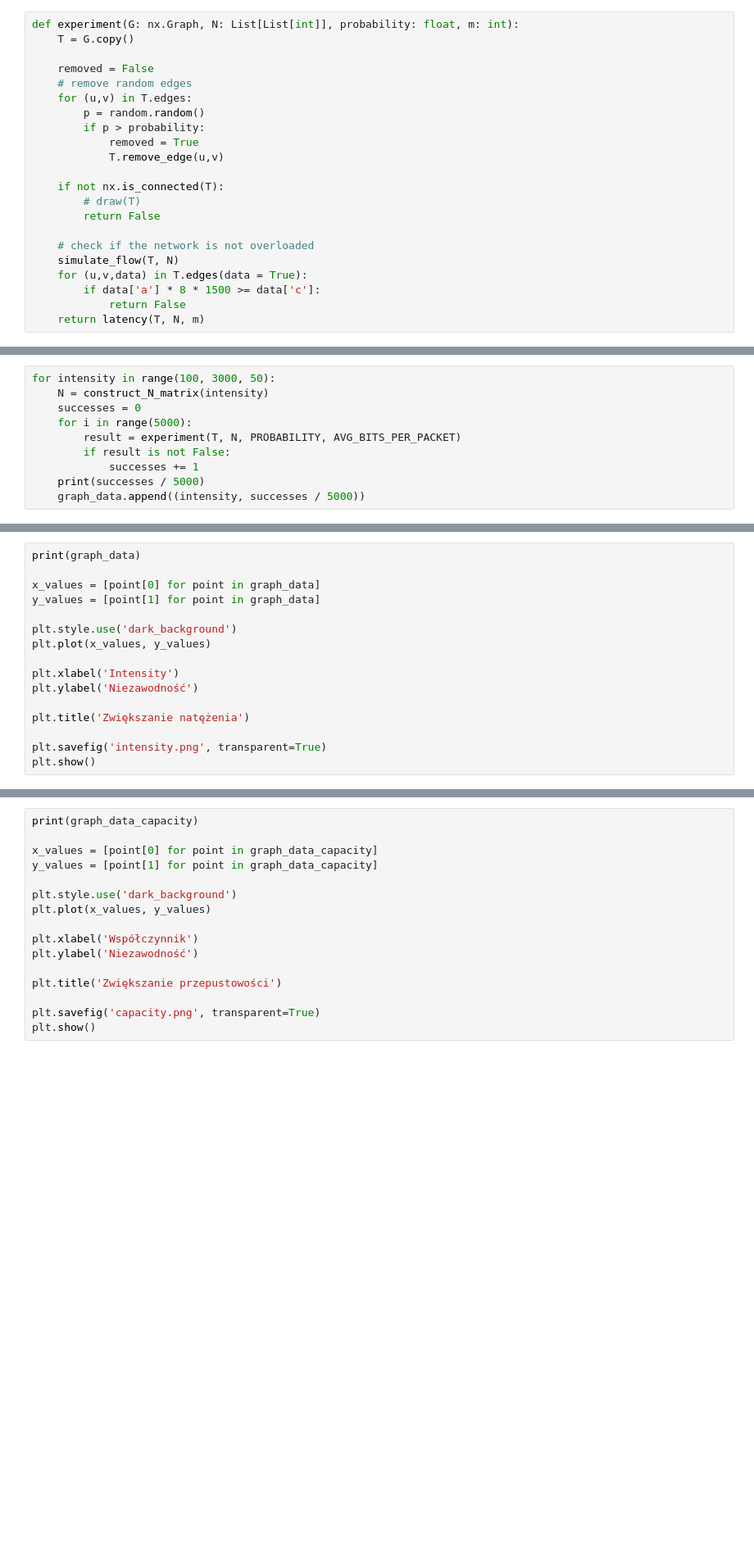
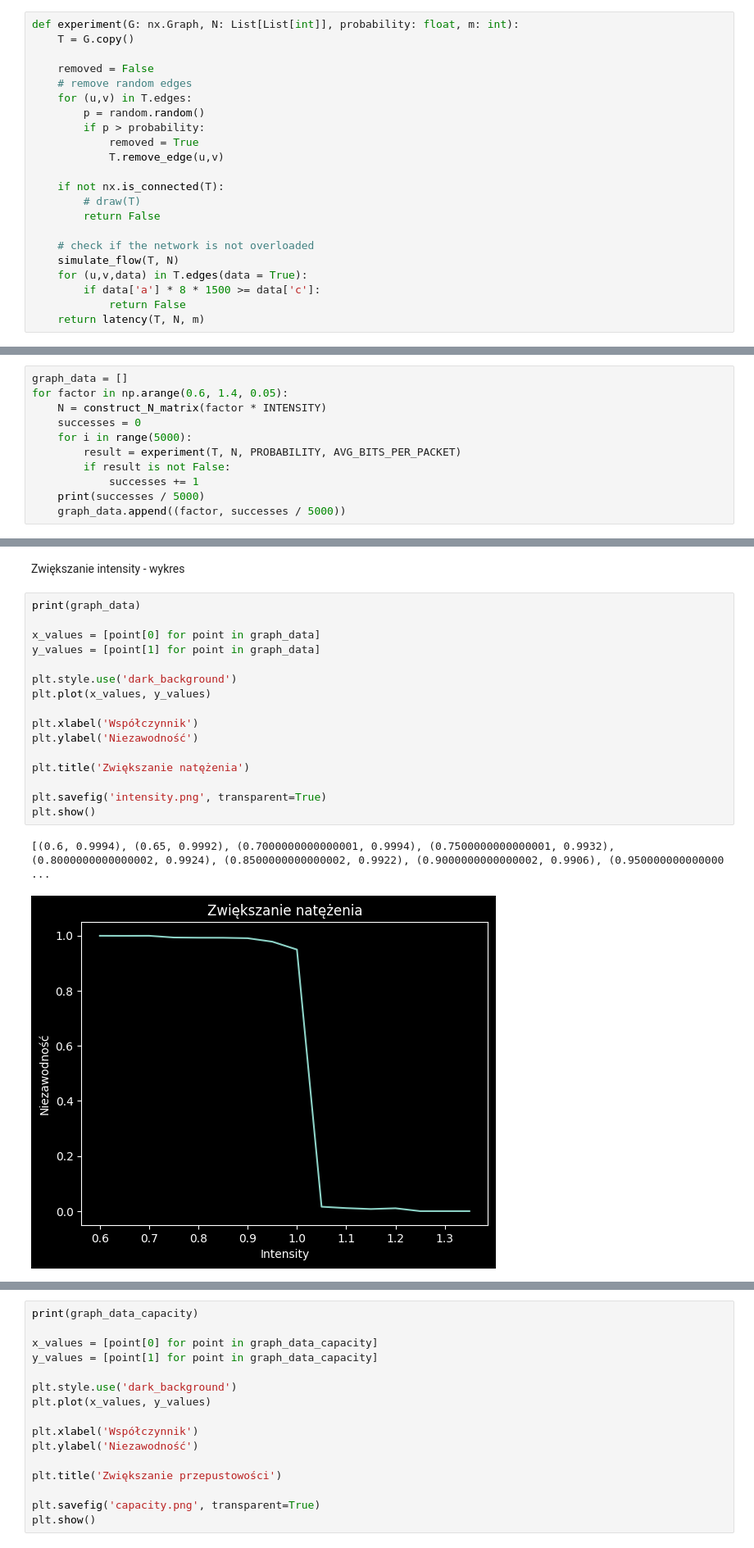
Before and after one commit to Grubre/Laboratoria-Wstep-Do-Inf-2021-2022, a Jupyter notebook: semester4/Networks/l2/experiment.ipynb, the cells around one changed output, grey strips where cells are left out. Shown at 82% size. Saved outputs shown, nothing was run; the diff lists cells and outputs as text; blank space fills up the shorter version.

```diff
--- a/semester4/Networks/l2/experiment.ipynb
+++ b/semester4/Networks/l2/experiment.ipynb
@@ -126,10 +129,11 @@ graph_data = []
 # %%
-for intensity in range(100, 3000, 50):
-    N = construct_N_matrix(intensity)
+graph_data = []
+for factor in np.arange(0.6, 1.4, 0.05):
+    N = construct_N_matrix(factor * INTENSITY)
     successes = 0
     for i in range(5000):
         result = experiment(T, N, PROBABILITY, AVG_BITS_PER_PACKET)
         if result is not False:
             successes += 1
     print(successes / 5000)
-    graph_data.append((intensity, successes / 5000))
+    graph_data.append((factor, successes / 5000))
@@ -136,16 +157,21 @@ for intensity in range(100, 3000, 50):
+# %% [markdown]
+Zwiększanie intensity - wykres
 # %%
 print(graph_data)
 
 x_values = [point[0] for point in graph_data]
 y_values = [point[1] for point in graph_data]
 
 plt.style.use('dark_background')
 plt.plot(x_values, y_values)
 
-plt.xlabel('Intensity')
+plt.xlabel('Współczynnik')
 plt.ylabel('Niezawodność')
 
 plt.title('Zwiększanie natężenia')
 
 plt.savefig('intensity.png', transparent=True)
 plt.show()
+# %% [output]
+[(0.6, 0.9994), (0.65, 0.9992), (0.7000000000000001, 0.9994), (0.7500000000000001, 0.9932), (0.8000000000000002, 0.9924), (0.8500000000000002, 0.9922), (0.9000000000000002, 0.9906), (0.950000000000000 ...
+[figure, added]
```
Also changed, not shown: parts of 19 cells of this notebook, 4 other files.
